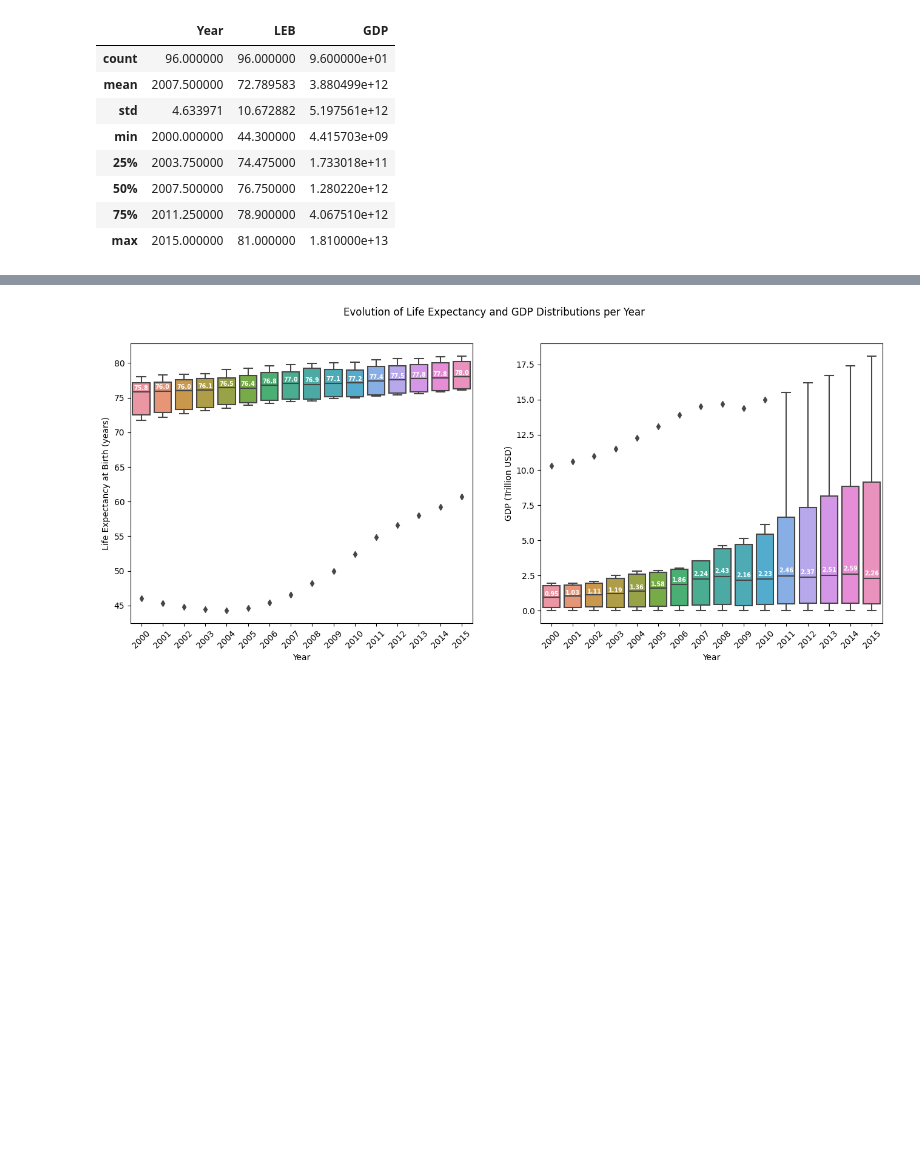
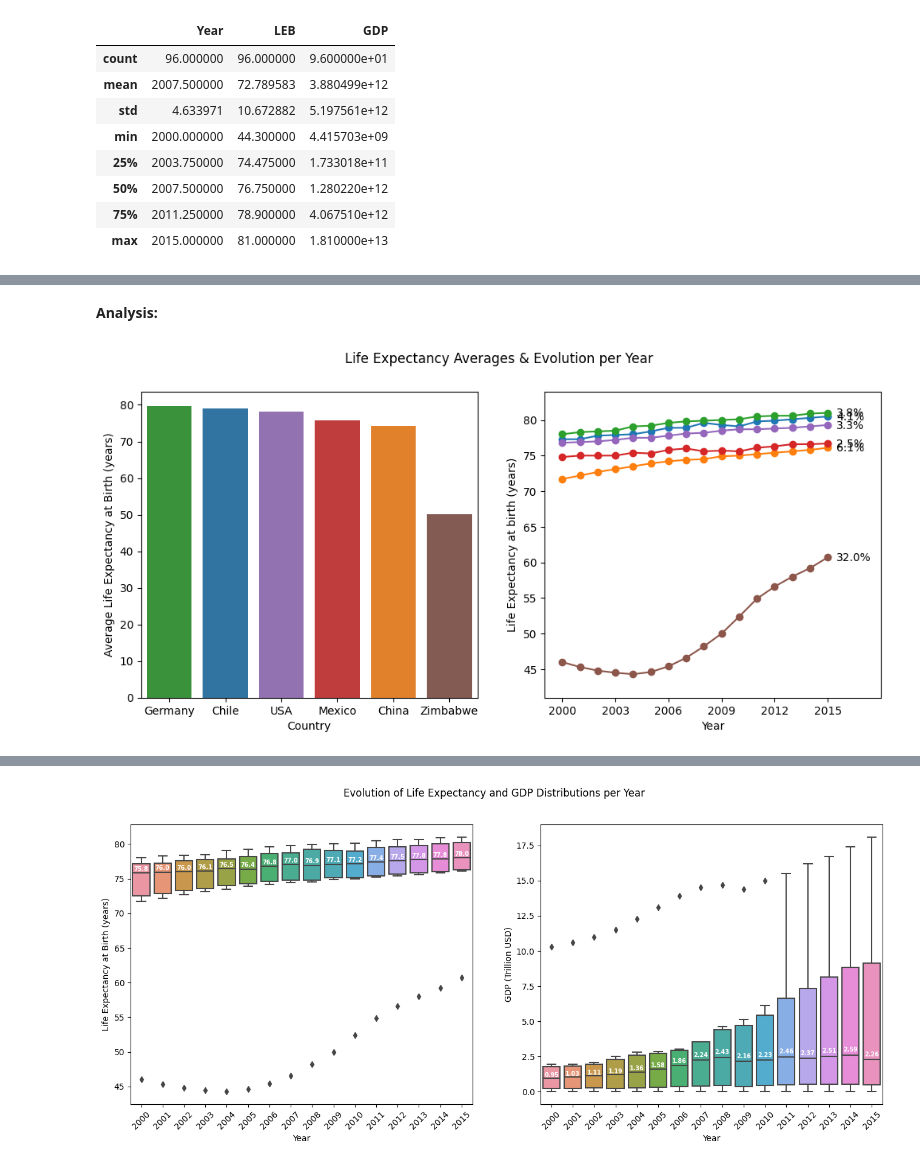
Before and after one commit to bcbmotta/Life-Expectancy-and-GDP, a Jupyter notebook: life_expectancy_gdp.ipynb, the cells around one changed output, grey strips where cells are left out. Saved outputs shown, nothing was run; the diff lists cells and outputs as text; code cells hidden in the pictures; blank space fills up the shorter version.

```diff
--- a/life_expectancy_gdp.ipynb
+++ b/life_expectancy_gdp.ipynb
@@ -169,0 +195,29 @@ Analysis: Here we can observe an increase in GDP and Life Expectancy over the ye
+# %% [markdown]
+**Analysis:**
+# %%
+# Define figure grid and its title
+fig, (ax1, ax2) = plt.subplots(1, 2, figsize=(12,5))
+plt.suptitle('Life Expectancy Averages & Evolution per Year')
+
+# Find average Life Expectancy for each country
+leb_means = df.groupby('Country')['LEB'].mean().sort_values(ascending=False)
+# Bar plot
+ax1 = plt.subplot(121)
+custom_palette = dict([(country, color) for country, color in zip(countries, colors)])
+sns.barplot(x=leb_means.index, y=leb_means.values, palette=custom_palette)
+ax1.set_ylabel('Average Life Expectancy at Birth (years)')
+
+# Line chart
+for country in countries:
+    data = df[df['Country'] == country]
+    # Plot lines on second graph
+    ax2 = plt.subplot(122)
+    plt.plot(data.Year, data.LEB, label=country, marker='o')
+    plt.annotate('{:.1f}%'.format(df_growth.loc[country, 'leb_growth'] * 100), xy=(2015.5, data.LEB.iloc[-1] - 0.5))
+
+ax2.set_ylabel('Life Expectancy at birth (years)')
+ax2.set_xlabel('Year')
+ax2.set_xticks(range(2000, 2016, 3))
+ax2.axis([1999, 2018, 41, 84]);
+# %% [output]
+[figure, added]
```
Also changed, not shown: parts of 13 cells of this notebook.
